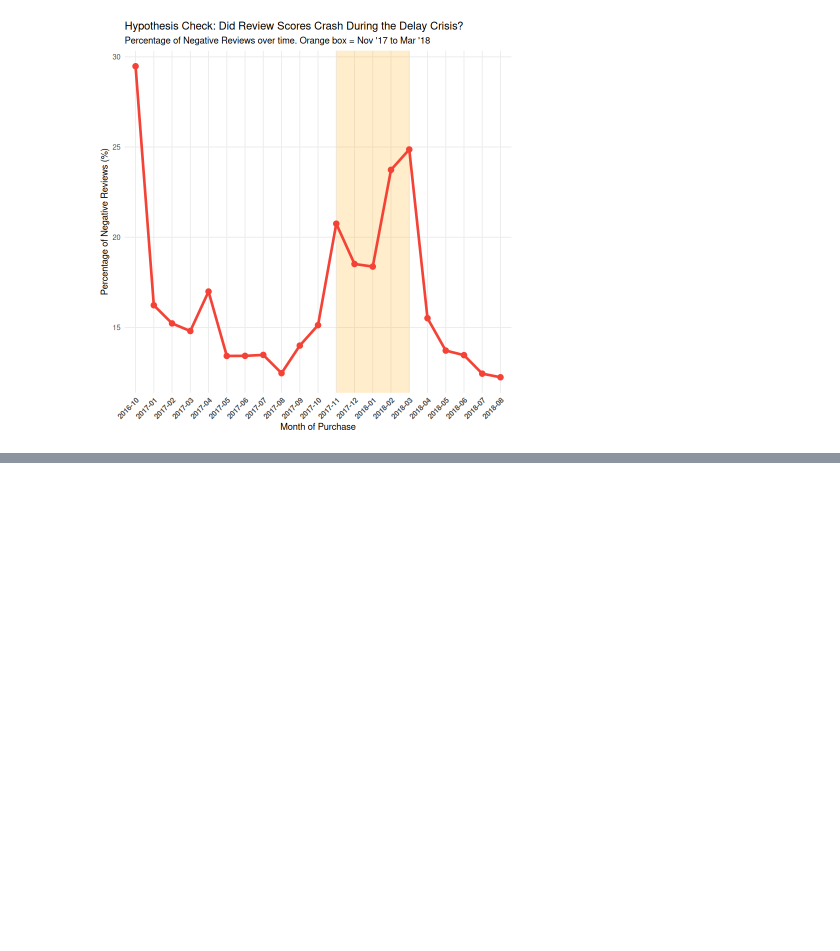
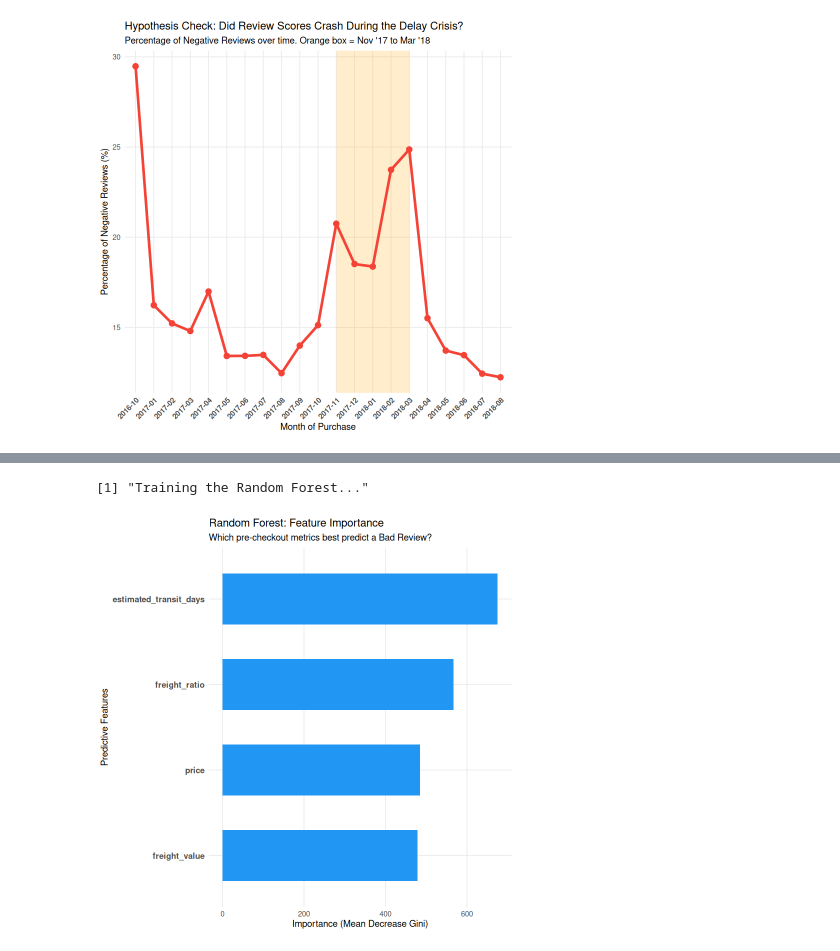
Before and after one commit to sky-akash/SPINAKER_D1_R_MarketAnalysis, a Jupyter notebook: data_eda.ipynb, the cells around one changed output, grey strips where cells are left out. Saved outputs shown, nothing was run; the diff lists cells and outputs as text; code cells hidden in the pictures; blank space fills up the shorter version.

```diff
--- a/data_eda.ipynb
+++ b/data_eda.ipynb
@@ -1267,0 +1349,62 @@ ggsave("sentiment_hypothesis_check.png", width = 12, height = 6, dpi = 300)
+# %%
+library(randomForest)
+
+# 1. Prepare Pre-Checkout Features (What Olist knows before the sale is finalized)
+rf_data <- item_sales_data %>%
+  filter(!is.na(order_estimated_delivery_date), !is.na(order_purchase_timestamp)) %>%
+  inner_join(clean_reviews, by = "order_id") %>%
+  mutate(
+    # Target Variable: "Yes" if Bad Review (1-2 stars), "No" if Good/Neutral (3-5 stars)
+    bad_review = as.factor(ifelse(review_score <= 2, "Yes", "No")),
+
+    # Feature 1: The logistics promise made to the customer at checkout
+    estimated_transit_days = as.numeric(difftime(order_estimated_delivery_date,
+                                                 order_purchase_timestamp, units = "days")),
+    # Feature 2: The friction metric we engineered earlier
+    freight_ratio = (freight_value / price) * 100
+  ) %>%
+  # Select purely the target and the pre-checkout numerical features
+  select(bad_review, price, freight_value, freight_ratio, estimated_transit_days) %>%
+  drop_na()
+
+# 2. Downsample to prevent memory crash in Codespaces
+set.seed(42)
+rf_data_sampled <- rf_data %>% sample_n(10000)
+
+# 3. Train/Test Split (80% for learning, 20% for testing)
+train_indices <- sample(1:nrow(rf_data_sampled), 0.8 * nrow(rf_data_sampled))
+train_data <- rf_data_sampled[train_indices, ]
+test_data <- rf_data_sampled[-train_indices, ]
+
+# 4. Train the Random Forest Algorithm
+print("Training the Random Forest...")
+rf_model <- randomForest(
+  bad_review ~ .,
+  data = train_data,
+  ntree = 300,          # Grow 300 decision trees
+  importance = TRUE     # Calculate which features matter most
+)
+
+# 5. Extract and Plot Feature Importance
+importance_df <- as.data.frame(importance(rf_model))
+importance_df$Feature <- rownames(importance_df)
+
+ggplot(importance_df, aes(x = reorder(Feature, MeanDecreaseGini), y = MeanDecreaseGini)) +
+  geom_col(fill = "#2196F3", width = 0.6) +
+  coord_flip() +
+  labs(
+    title = "Random Forest: Feature Importance",
+    subtitle = "Which pre-checkout metrics best predict a Bad Review?",
+    x = "Predictive Features",
+    y = "Importance (Mean Decrease Gini)"
+  ) +
+  theme_minimal() +
+  theme(
+    axis.text.y = element_text(face = "bold", size = 10),
+    panel.grid.minor = element_blank()
+  )
+
+ggsave("random_forest_importance.png", width = 10, height = 6, dpi = 300)
+# %% [output]
+[1] "Training the Random Forest..."
+[figure, added]
```
Also changed, not shown: parts of 6 cells of this notebook, 2 other files.
